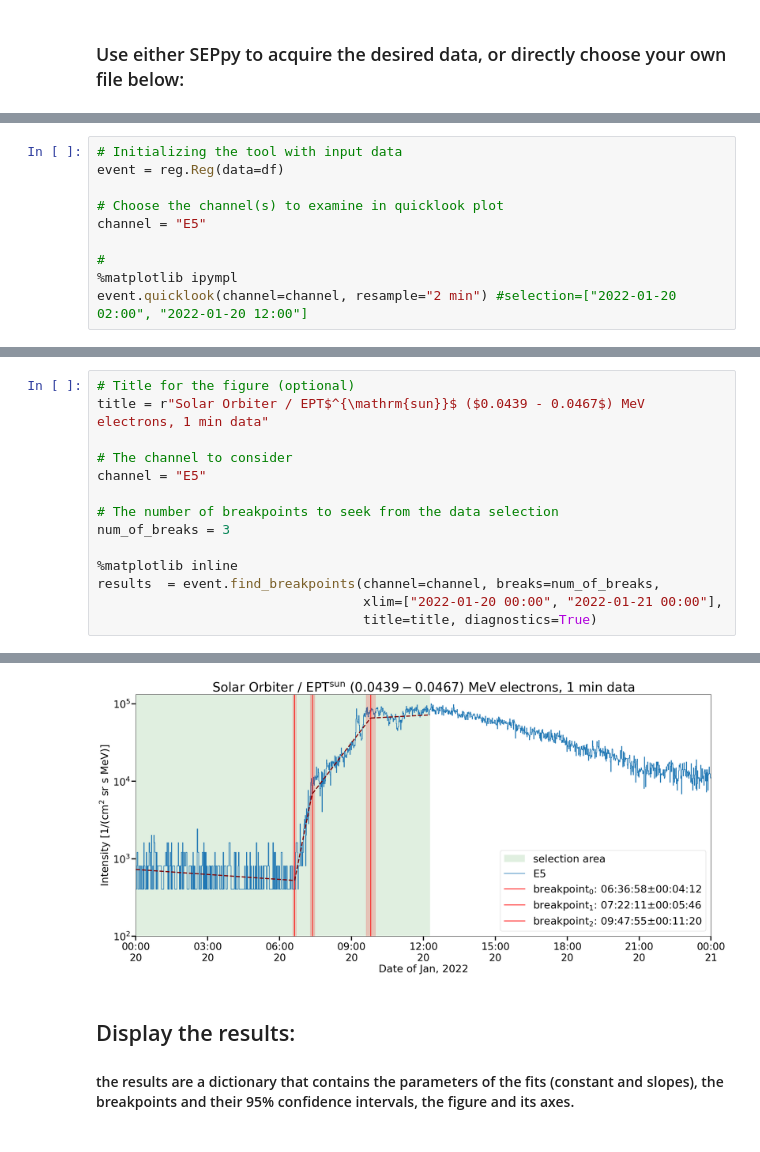
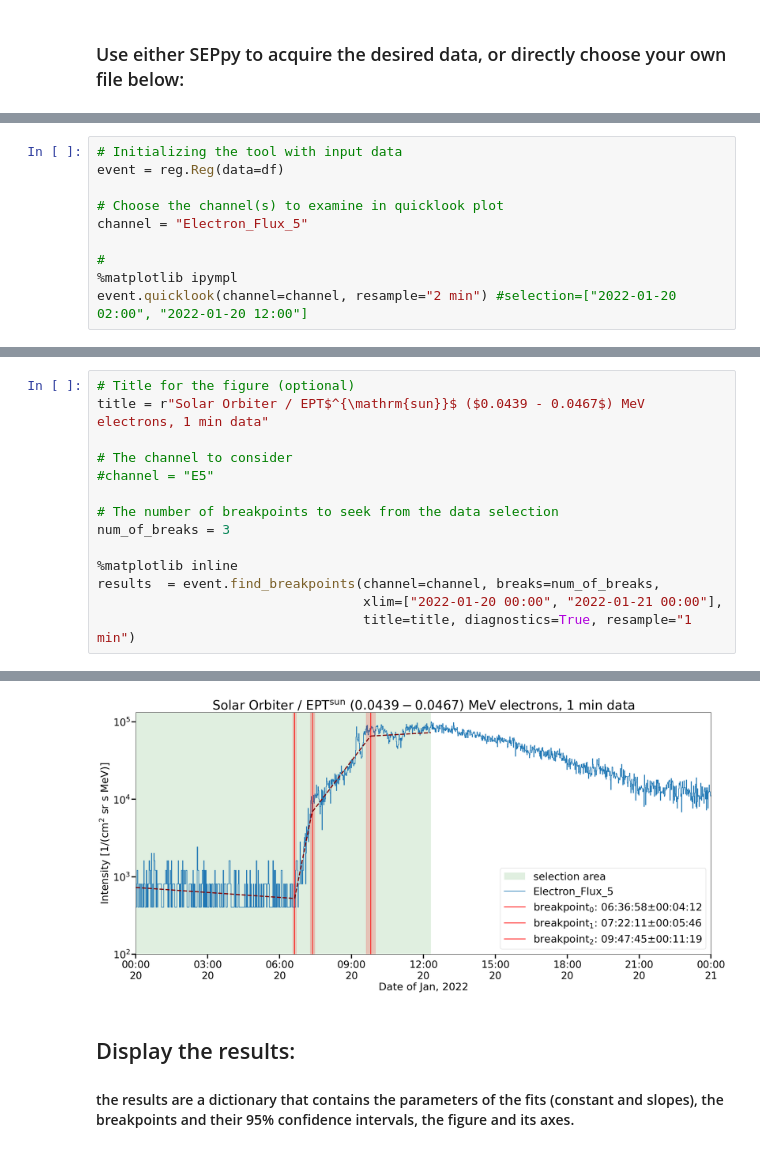
Before and after one commit to Christian-Palmroos/regression_onset_finders, a Jupyter notebook: interactive_testing.ipynb, the cells around one changed output, grey strips where cells are left out. Drawn from its saved outputs; the diff is of its cells as text.

```diff
--- a/interactive_testing.ipynb
+++ b/interactive_testing.ipynb
@@ -69,7 +97,7 @@ display(df)
 event = reg.Reg(data=df)
 
 # Choose the channel(s) to examine in quicklook plot
-channel = "E5"
+channel = "Electron_Flux_5"
 
 #
 %matplotlib ipympl
@@ -83,7 +109,7 @@ selection is None. self._onclick enabled.
 title = r"Solar Orbiter / EPT$^{\mathrm{sun}}$ ($0.0439 - 0.0467$) MeV electrons, 1 min data"
 
 # The channel to consider
-channel = "E5"
+#channel = "E5"
 
 # The number of breakpoints to seek from the data selection
 num_of_breaks = 3
@@ -91,5 +117,5 @@ num_of_breaks = 3
 %matplotlib inline
 results  = event.find_breakpoints(channel=channel, breaks=num_of_breaks,
                                   xlim=["2022-01-20 00:00", "2022-01-21 00:00"],
-                                  title=title, diagnostics=True)
+                                  title=title, diagnostics=True, resample="1 min")
 # %% [output]
@@ -97,5 +123,5 @@ Data selection: 2022-01-20 00:00:30.451561, 2022-01-20 12:16:30.451561
 Regression converged: True
-[figure, old version]
+[figure, new version]
 # %% [markdown]
 ## Display the results:
 #### the results are a dictionary that contains the parameters of the fits (constant and slopes), the breakpoints and their 95% confidence intervals, the figure and its axes.
```
Also changed, not shown: parts of 10 cells of this notebook, 3 other files.
